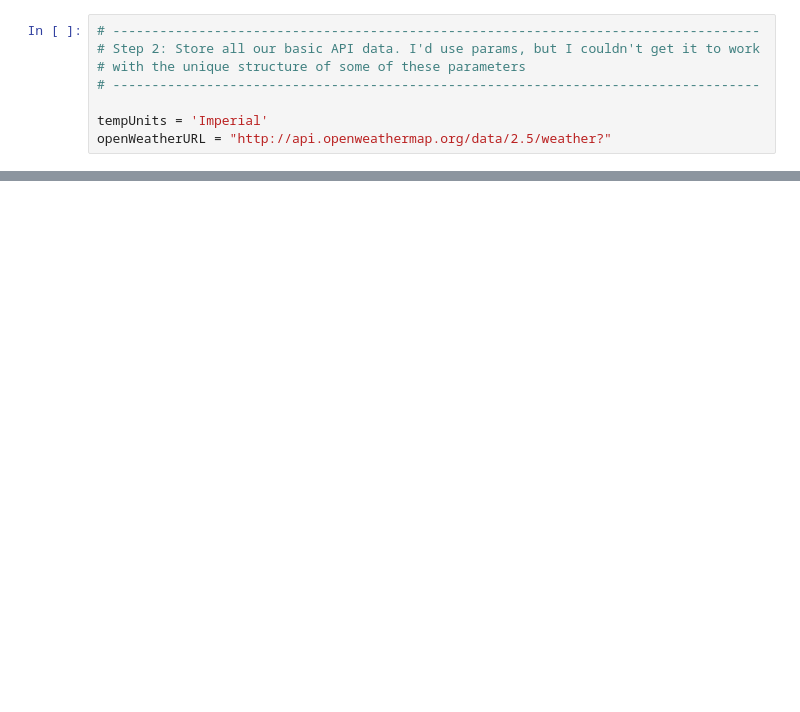
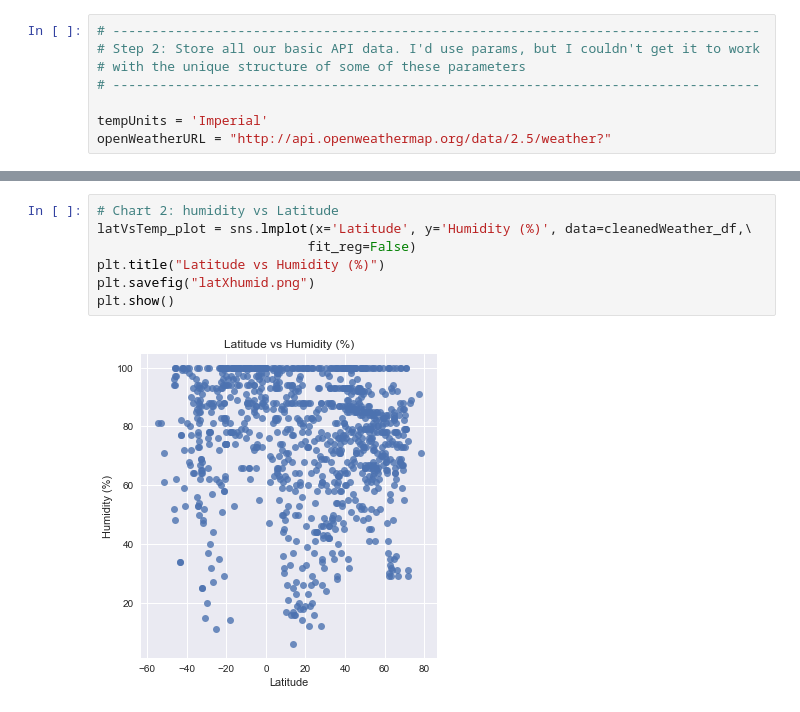
Before and after one commit to hmlanden/UCBerkeley_HomeworkAssignment6, a Jupyter notebook: WeatherPy.ipynb, the cells around one changed output, grey strips where cells are left out. Drawn from its saved outputs; the diff is of its cells as text; blank space fills up the shorter version.

```diff
--- a/WeatherPy.ipynb
+++ b/WeatherPy.ipynb
@@ -189,0 +177,9 @@ plt.show()
+# %%
+# Chart 2: humidity vs Latitude
+latVsTemp_plot = sns.lmplot(x='Latitude', y='Humidity (%)', data=cleanedWeather_df,\
+                           fit_reg=False)
+plt.title("Latitude vs Humidity (%)")
+plt.savefig("latXhumid.png")
+plt.show()
+# %% [output]
+[figure, added]
```
Also changed, not shown: parts of 12 cells of this notebook, 6 other files.
